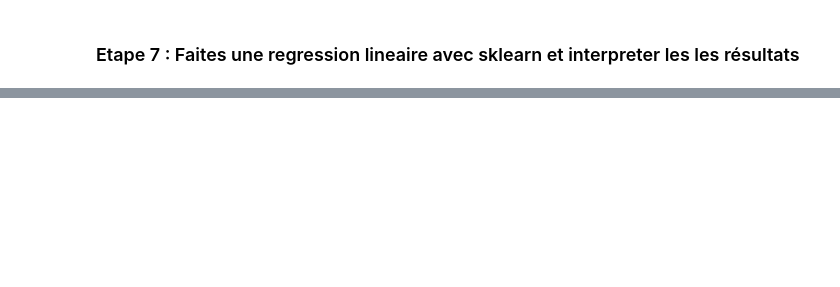
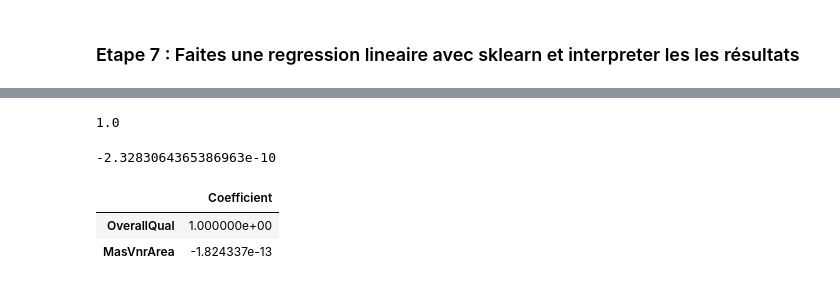
Before and after one commit to clement-camara/House-Prices, a Jupyter notebook: house-prices.ipynb, the cells around one changed output, grey strips where cells are left out. Saved outputs shown, nothing was run; the diff lists cells and outputs as text; code cells hidden in the pictures; blank space fills up the shorter version.

```diff
--- a/house-prices.ipynb
+++ b/house-prices.ipynb
@@ -215,0 +329,2 @@ cette propriété sera vendu entre 112922.25 et 231513.11 selon notre model
+# %%
+test_2.MasVnrArea = test_2.fillna(value=test_2['MasVnrArea'].mean())
@@ -215,0 +354,27 @@ cette propriété sera vendu entre 112922.25 et 231513.11 selon notre model
+# %%
+# create x and y
+feature_cols = ['MasVnrArea', 'OverallQual']
+x2 = test_2[feature_cols] # predictor
+y2 = test_2.SalePrice # response
+# %%
+# split data into train and test
+x_train, x_test, y_train, y_test = train_test_split(
+    x2, y2, test_size=0.2)
+# the test set will be 20% of the whole data set
+# %%
+linreg = LinearRegression()
+linreg.fit(x_train, y_train)
+linreg.score(x_train,y_train)
+# %% [output]
+1.0
+# %%
+print(linreg.intercept_)
+# %% [output]
+-2.3283064365386963e-10
+# %%
+coeff_df = pd.DataFrame(linreg.coef_,X.columns,columns=['Coefficient'])
+coeff_df
+# %% [output]
+|  | Coefficient |
+| OverallQual | 1.000000e+00 |
+| MasVnrArea | -1.824337e-13 |
```
Also changed, not shown: parts of 38 cells of this notebook, 7 other files.
